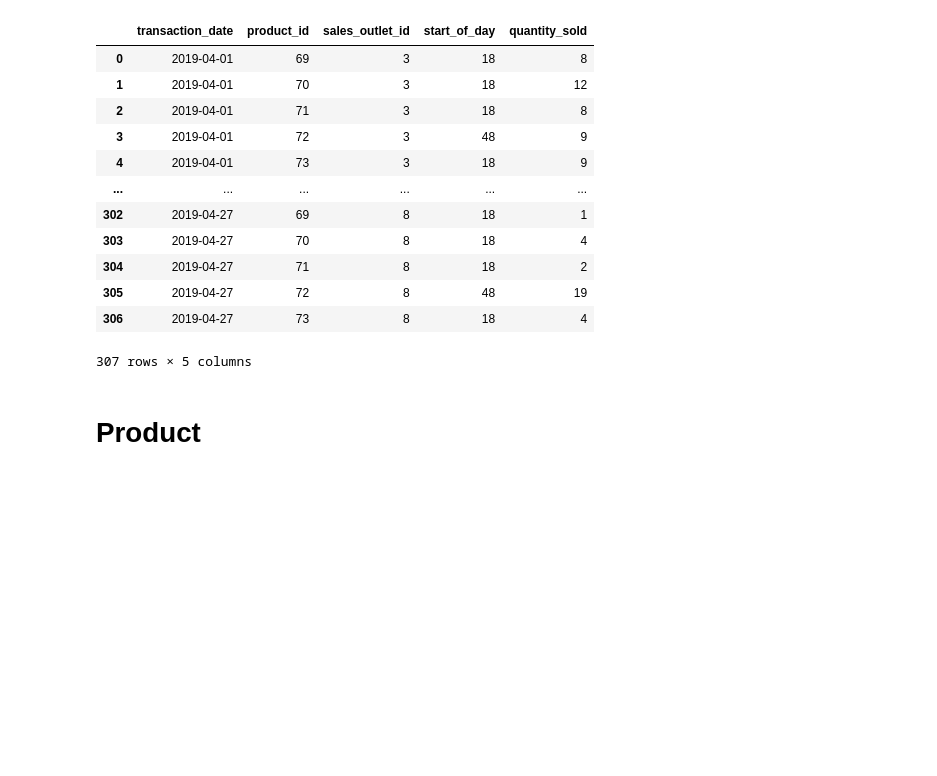
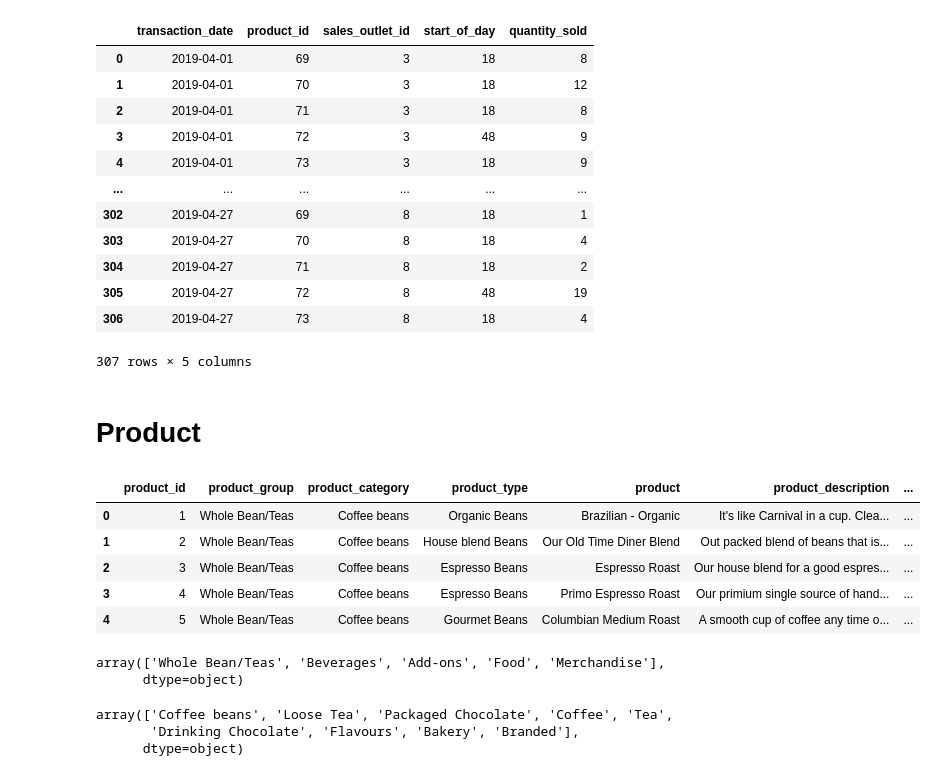
Before and after one commit to framunoz/Coffee-Shop, a Jupyter notebook: notebooks/transform-data.ipynb, the cells around one changed output. Drawn from its saved outputs; the diff is of its cells as text; code cells hidden in the pictures; blank space fills up the shorter version.

```diff
--- a/notebooks/transform-data.ipynb
+++ b/notebooks/transform-data.ipynb
@@ -359,3 +359,24 @@ df_to_save.to_csv(
 )
 # %% [markdown]
 # Product
+# %%
+df_product = df[PRODUCT]
+df_product.head()
+# %% [output]
+|  | product_id | product_group | product_category | product_type | product | product_description | ... |
+| 0 | 1 | Whole Bean/Teas | Coffee beans | Organic Beans | Brazilian - Organic | It's like Carnival in a cup. Clea... | ... |
+| 1 | 2 | Whole Bean/Teas | Coffee beans | House blend Beans | Our Old Time Diner Blend | Out packed blend of beans that is... | ... |
+| 2 | 3 | Whole Bean/Teas | Coffee beans | Espresso Beans | Espresso Roast | Our house blend for a good espres... | ... |
+| 3 | 4 | Whole Bean/Teas | Coffee beans | Espresso Beans | Primo Espresso Roast | Our primium single source of hand... | ... |
+| 4 | 5 | Whole Bean/Teas | Coffee beans | Gourmet Beans | Columbian Medium Roast | A smooth cup of coffee any time o... | ... |
+# %%
+df_product["product_group"].unique()
+# %% [output]
+array(['Whole Bean/Teas', 'Beverages', 'Add-ons', 'Food', 'Merchandise'],
+      dtype=object)
+# %%
+df_product["product_category"].unique()
+# %% [output]
+array(['Coffee beans', 'Loose Tea', 'Packaged Chocolate', 'Coffee', 'Tea',
+       'Drinking Chocolate', 'Flavours', 'Bakery', 'Branded'],
+      dtype=object)
```
Also changed, not shown: parts of 21 cells of this notebook, 4 other files.
